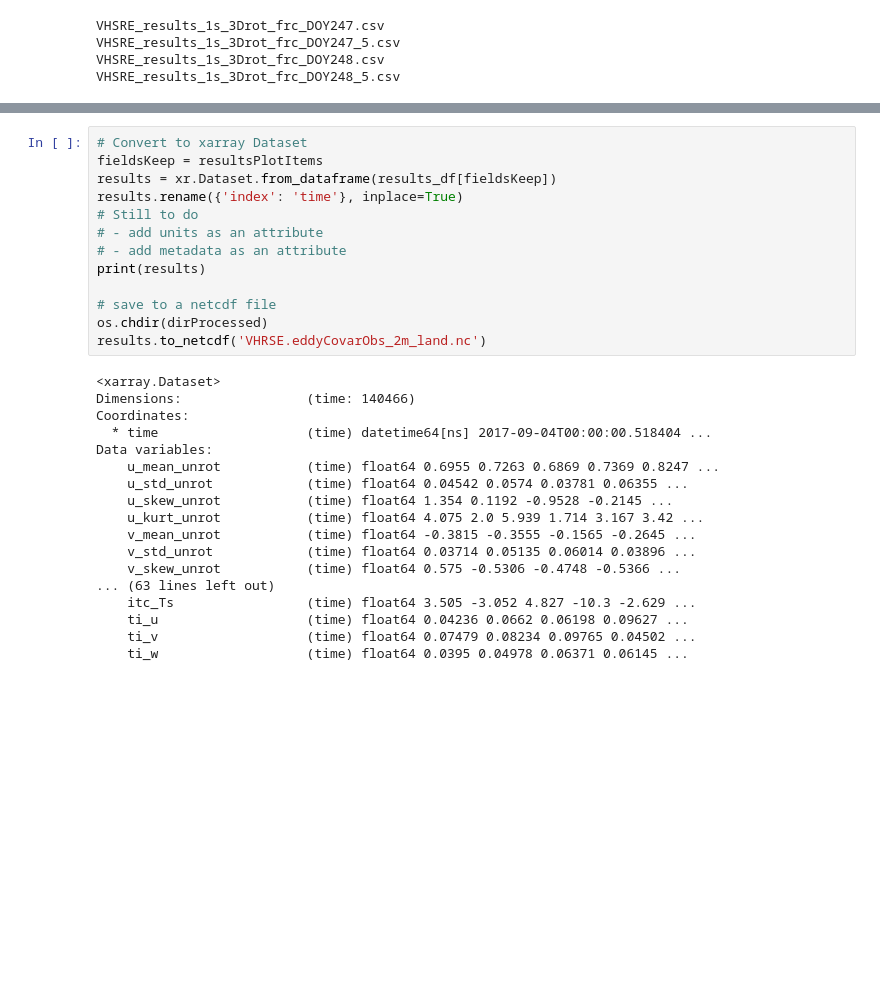
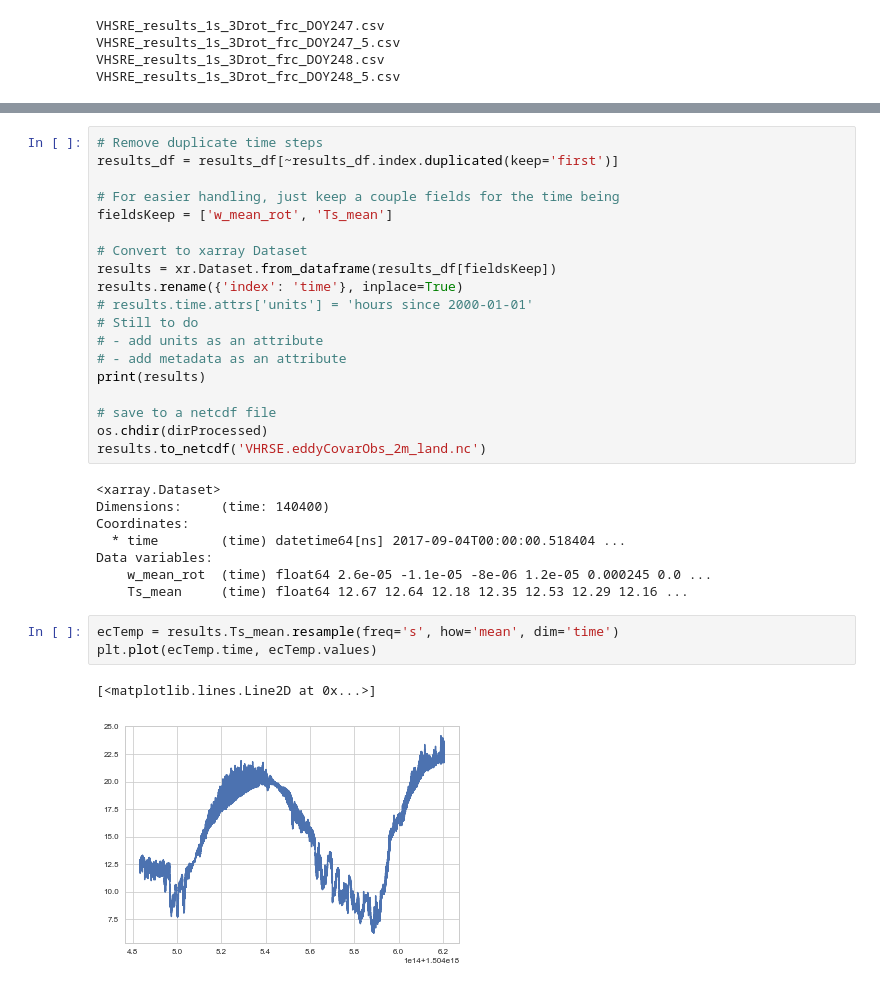
Before and after one commit to klapo/DTS, a Jupyter notebook: DTS.VertHarpSpectralExp.process_bmmflux.ipynb, the cells around one changed output, grey strips where cells are left out. Saved outputs shown, nothing was run; the diff lists cells and outputs as text; blank space fills up the shorter version.

```diff
--- a/DTS.VertHarpSpectralExp.process_bmmflux.ipynb
+++ b/DTS.VertHarpSpectralExp.process_bmmflux.ipynb
@@ -193,8 +180,14 @@ for n, r in enumerate(resultsPlotItems):
 # %%
+# Remove duplicate time steps
+results_df = results_df[~results_df.index.duplicated(keep='first')]
+
+# For easier handling, just keep a couple fields for the time being
+fieldsKeep = ['w_mean_rot', 'Ts_mean']
+
 # Convert to xarray Dataset
-fieldsKeep = resultsPlotItems
 results = xr.Dataset.from_dataframe(results_df[fieldsKeep])
 results.rename({'index': 'time'}, inplace=True)
+# results.time.attrs['units'] = 'hours since 2000-01-01'
 # Still to do
 # - add units as an attribute
 # - add metadata as an attribute
@@ -205,19 +198,15 @@ os.chdir(dirProcessed)
 results.to_netcdf('VHRSE.eddyCovarObs_2m_land.nc')
 # %% [output]
 <xarray.Dataset>
-Dimensions:                (time: 140466)
+Dimensions:     (time: 140400)
 Coordinates:
-  * time                   (time) datetime64[ns] 2017-09-04T00:00:00.518404 ...
+  * time        (time) datetime64[ns] 2017-09-04T00:00:00.518404 ...
 Data variables:
-    u_mean_unrot           (time) float64 0.6955 0.7263 0.6869 0.7369 0.8247 ...
-    u_std_unrot            (time) float64 0.04542 0.0574 0.03781 0.06355 ...
-    u_skew_unrot           (time) float64 1.354 0.1192 -0.9528 -0.2145 ...
-    u_kurt_unrot           (time) float64 4.075 2.0 5.939 1.714 3.167 3.42 ...
-    v_mean_unrot           (time) float64 -0.3815 -0.3555 -0.1565 -0.2645 ...
-    v_std_unrot            (time) float64 0.03714 0.05135 0.06014 0.03896 ...
-    v_skew_unrot           (time) float64 0.575 -0.5306 -0.4748 -0.5366 ...
-... (63 lines left out)
-    itc_Ts                 (time) float64 3.505 -3.052 4.827 -10.3 -2.629 ...
-    ti_u                   (time) float64 0.04236 0.0662 0.06198 0.09627 ...
-    ti_v                   (time) float64 0.07479 0.08234 0.09765 0.04502 ...
-    ti_w                   (time) float64 0.0395 0.04978 0.06371 0.06145 ...
+    w_mean_rot  (time) float64 2.6e-05 -1.1e-05 -8e-06 1.2e-05 0.000245 0.0 ...
+    Ts_mean     (time) float64 12.67 12.64 12.18 12.35 12.53 12.29 12.16 ...
+# %%
+ecTemp = results.Ts_mean.resample(freq='s', how='mean', dim='time')
+plt.plot(ecTemp.time, ecTemp.values)
+# %% [output]
+[<matplotlib.lines.Line2D at 0x...>]
+[figure, added]
```
Also changed, not shown: parts of 3 cells of this notebook.
